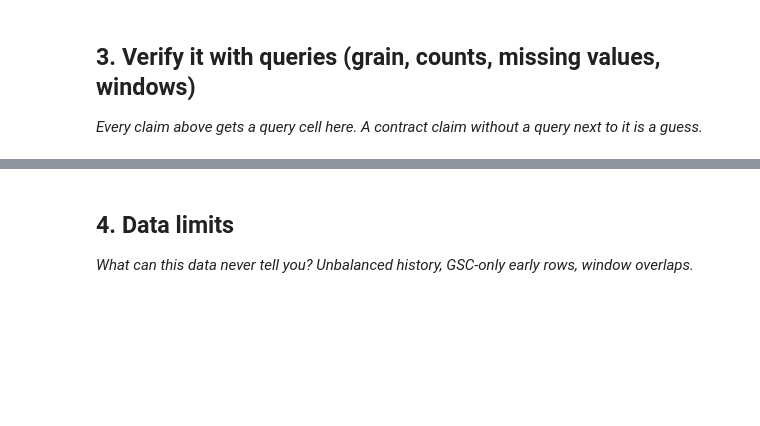
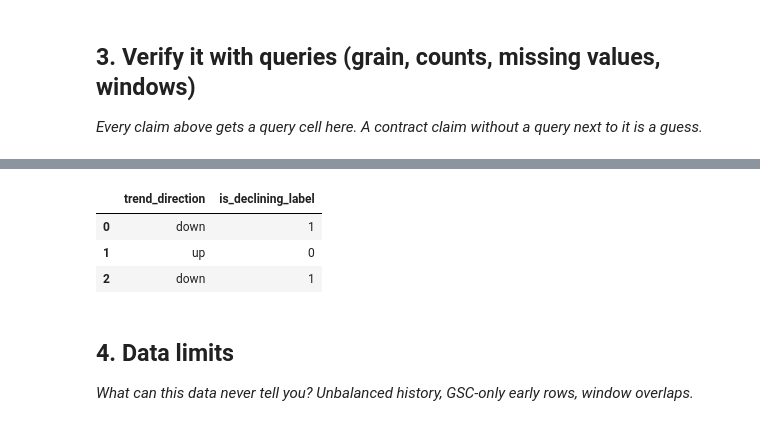
Before and after one commit to Wajiha-Waqar/FlyRankInternship, a Jupyter notebook: work/notebooks/w03_data_contract.ipynb, the cells around one changed output, grey strips where cells are left out. Drawn from its saved outputs; the diff is of its cells as text; code cells hidden in the pictures; blank space fills up the shorter version.

```diff
--- a/work/notebooks/w03_data_contract.ipynb
+++ b/work/notebooks/w03_data_contract.ipynb
@@ -30,3 +219,20 @@ This skeleton is yours to fill. Work the sections **in order** — each one has
+# %%
+import pandas as pd
+
+df = pd.DataFrame({
+    "trend_direction":["down","up","down"],
+})
+
+df["is_declining_label"] = (
+    df["trend_direction"]=="down"
+).astype(int)
+
+df
+# %% [output]
+|  | trend_direction | is_declining_label |
+| 0 | down | 1 |
+| 1 | up | 0 |
+| 2 | down | 1 |
 # %% [markdown]
 ## 4. Data limits
 
```
Also changed, not shown: parts of 13 cells of this notebook.
